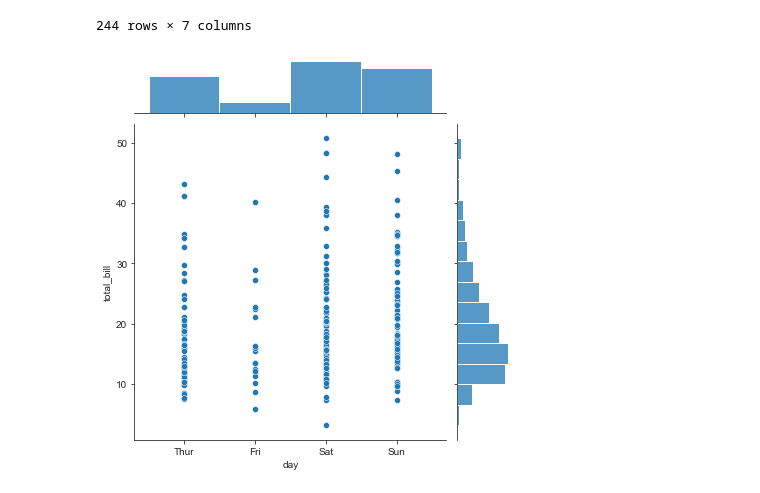
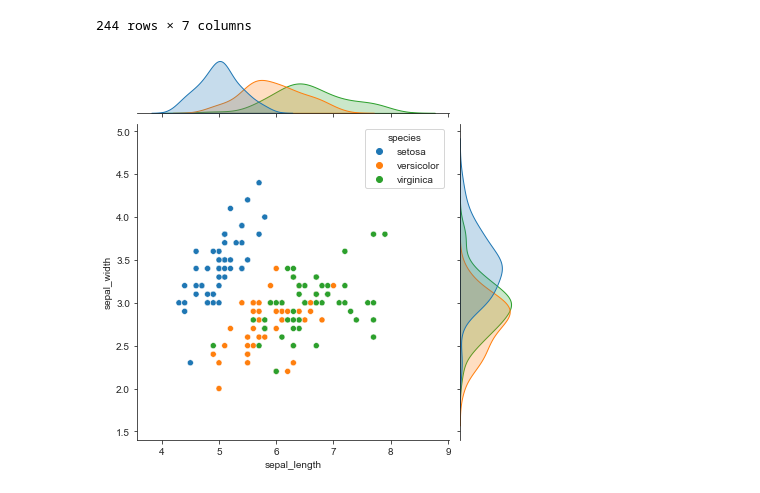
Before and after one commit to matodale/studyPython, a Jupyter notebook: 2022년04월07일_파이썬수업내용.ipynb, the cells around one changed output. Cells and saved outputs as stored; diff of their text form; code cells hidden in the pictures.

```diff
--- a/2022년04월07일_파이썬수업내용.ipynb
+++ b/2022년04월07일_파이썬수업내용.ipynb
@@ -358,12 +358,15 @@ tips_data
 # %%
 # 데이터 변수가 여러개인 다차원 데이터는 데이터 종류에 따라 다름
 # 1. 분석하고자 하는 데이터가 모두 실수인 경우
 # 2. 분석하고자 하는 데이터가 모두 카테고리 값인 경우
 # 3. 분석하고자 하는 데이터가 모두 실수값과 카테고리 값이 섞여있는 경우
 # jointplot
 import seaborn as sns
+iris_data = sns.load_dataset("iris")
+
 # sns.jointplot(x="xname" , y="yname" , data = dataframe, kind = "scatter")
-sns.jointplot(x="day", y="total_bill", data=tips_data, kind="scatter")
+sns.jointplot(x="sepal_length", y="sepal_width",hue="species" ,data=iris_data, kind="scatter")
+# kind에 추가로 kde
 plt.show()
 # %% [output]
-[figure, old version]
+[figure, new version]
```
